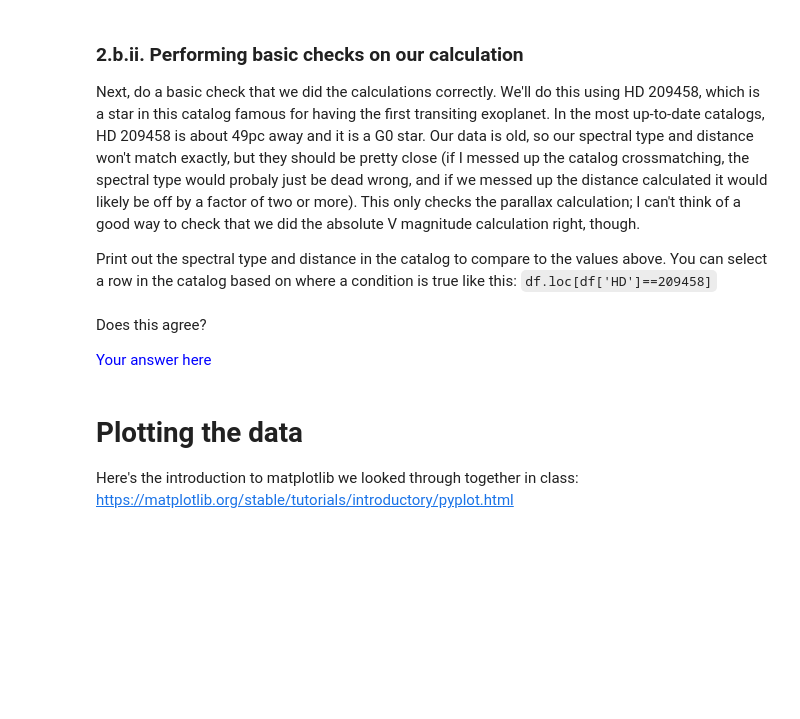
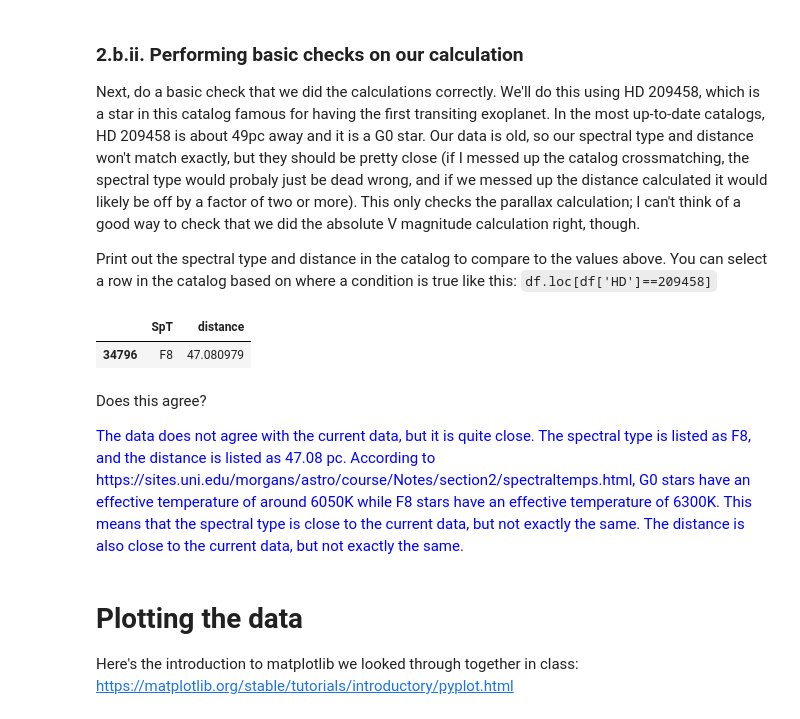
Before and after one commit to bawa27/dartmouth_p31.04, a Jupyter notebook: 2. Our first HR Diagram student.ipynb, the cells around one changed output. Saved outputs shown, nothing was run; the diff lists cells and outputs as text; code cells hidden in the pictures; blank space fills up the shorter version.

```diff
--- a/2. Our first HR Diagram student.ipynb
+++ b/2. Our first HR Diagram student.ipynb
@@ -123,12 +203,16 @@ Next, do a basic check that we did the calculations correctly. We'll do this usi
 
 Print out the spectral type and distance in the catalog to compare to the values above. You can select a row in the catalog based on where a condition is true like this: `df.loc[df['HD']==209458]`
 # %%
-# Your code here
+# printing the spectral type and distance of star HD 209458
+df[['SpT', 'distance']].loc[df['HD']==209458]
+# %% [output]
+|  | SpT | distance |
+| 34796 | F8 | 47.080979 |
 # %% [markdown]
 Does this agree?
 
 <span style="color:blue">
-    Your answer here
+    The data does not agree with the current data, but it is quite close. The spectral type is listed as F8, and the distance is listed as 47.08 pc. According to https://sites.uni.edu/morgans/astro/course/Notes/section2/spectraltemps.html, G0 stars have an effective temperature of around 6050K while F8 stars have an effective temperature of 6300K. This means that the spectral type is close to the current data, but not exactly the same. The distance is also close to the current data, but not exactly the same.
 </span>
 # %% [markdown]
 # Plotting the data
```
Also changed, not shown: parts of 27 cells of this notebook, 3 other files.
